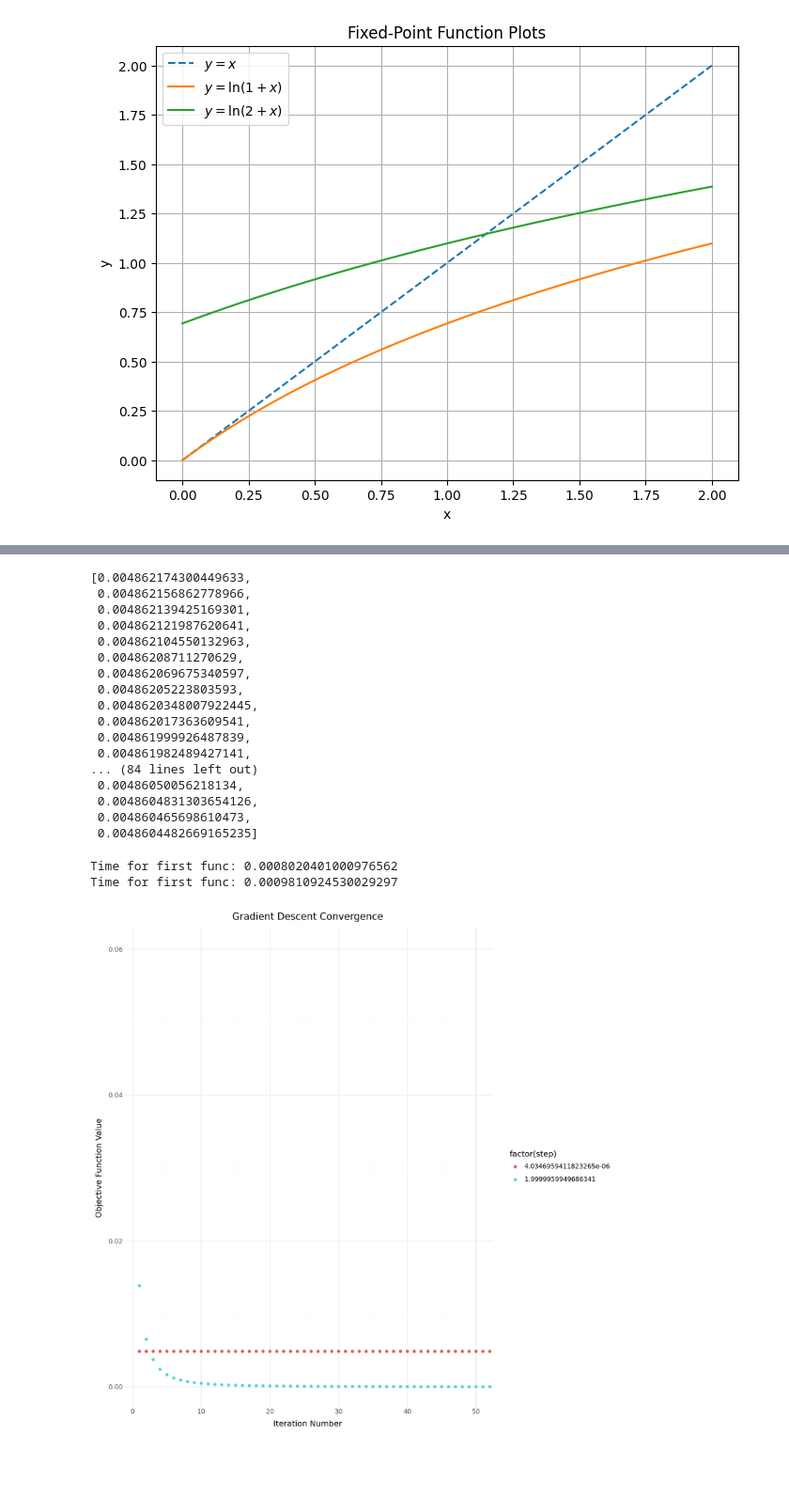
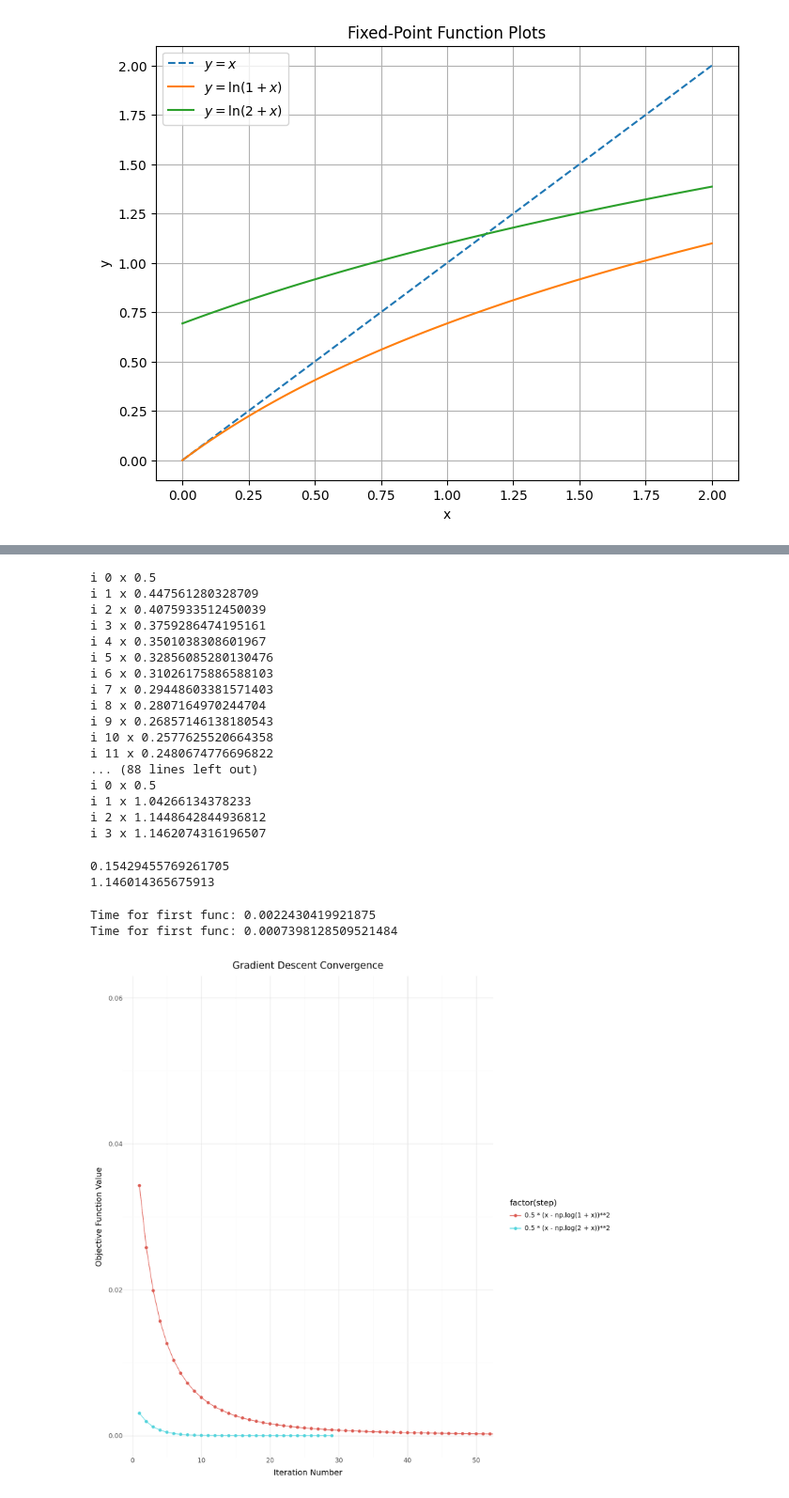
Before and after one commit to kvitoslava-yarish/optimization-labs-2025, a Jupyter notebook: gradient_descent.ipynb, the cells around one changed output, grey strips where cells are left out. Shown: that part at 94% size. Drawn from its saved outputs; the diff is of its cells as text; code cells hidden in the pictures; blank space fills up the shorter version.

```diff
--- a/gradient_descent.ipynb
+++ b/gradient_descent.ipynb
@@ -58,8 +61,8 @@ def gradient_descent(step:float, error =1e-4, max_iter = 1000):
 # %%
-steps = [0.0001, 0.00001]
+steps = [0.01, 0.0001, 0.00001]
 all_objective_values = pd.DataFrame(columns=['objective_value', 'iteration', 'step'])
 for step in steps:
-    objective_values, time = gradient_descent(step)
+    objective_values, time = gradient_descent(step, max_iter =10_000_000)
     print(f'for step {step} it took {time} and itterations: {len(objective_values)} for this final result {objective_values[-1]}')
     temp_df = pd.DataFrame({
         'objective_value': objective_values,
@@ -193,11 +181,12 @@ import numpy as np
 from scipy.optimize import minimize_scalar
 #find derivatives
 
-def gradient_descent_ln(step:float, func, gradient, error =1e-4, max_iter =100):
-    x = 1
+def gradient_descent_ln(step:float, func, gradient, error =1e-5, max_iter =100):
+    x = 0.5
     objective_values = []
     time_start = t.time()
     for i in range(max_iter):
+        print("i", i, "x", x)
         grad = gradient(x)
         next_x = x - step * grad
         objective_values.append(func(next_x))
@@ -206,13 +195,13 @@ def gradient_descent_ln(step:float, func, gradient, error =1e-4, max_iter =100):
         x = next_x
 
     finish_time = t.time() - time_start
-    return objective_values, finish_time
+    return objective_values, finish_time, x
 # %%
 def minus_g1(x):
-    return -0.5 * (x - np.log(1 + x))**2
+    return -((x - np.log(1 + x)) * (1 - (1 / (1 + x))))
 
 def minus_g2(x):
-    return -0.5 * (x - np.log(2 + x))**2
+    return -((x - np.log(2 + x)) * (1 - (1 / (2 + x))))
 
 def g1(x):
     return 0.5 * (x - np.log(1 + x))**2
@@ -228,8 +217,8 @@ def grad_g2(x):
 
 def max_value(func):
     result = minimize_scalar(func, bounds=(0, 2), method='bounded')
-    max_value = -result.fun
-    return result.x
+    print(result)
+    return -result.fun
 
 l_1 = max_value(minus_g1)
 l_2 = max_value(minus_g2)
@@ -236,49 +240,56 @@ l_2 = max_value(minus_g2)
 # %%
-values_1, time_1 = gradient_descent_ln(l_1,g1, grad_g1 )
-values_2, time_2 = gradient_descent_ln(l_2,g2, grad_g2 )
+values_1, time_1, x_1 = gradient_descent_ln(1/l_1,g1, grad_g1)
+values_2, time_2, x_2 = gradient_descent_ln(1/l_2,g2, grad_g2)
 # %% [output]
-[0.004862174300449633,
- 0.004862156862778966,
- 0.004862139425169301,
- 0.004862121987620641,
- 0.004862104550132963,
- 0.00486208711270629,
- 0.004862069675340597,
- 0.00486205223803593,
- 0.0048620348007922445,
- 0.004862017363609541,
- 0.004861999926487839,
- 0.004861982489427141,
-... (84 lines left out)
- 0.00486050056218134,
- 0.0048604831303654126,
- 0.004860465698610473,
- 0.0048604482669165235]
+i 0 x 0.5
+i 1 x 0.447561280328709
+i 2 x 0.4075933512450039
+i 3 x 0.3759286474195161
+i 4 x 0.3501038308601967
+i 5 x 0.32856085280130476
+i 6 x 0.31026175886588103
+i 7 x 0.29448603381571403
+i 8 x 0.2807164970244704
+i 9 x 0.26857146138180543
+i 10 x 0.2577625520664358
+i 11 x 0.2480674776696822
+... (88 lines left out)
+i 0 x 0.5
+i 1 x 1.04266134378233
+i 2 x 1.1448642844936812
+i 3 x 1.1462074316196507
+# %%
+print(x_1)
+print(x_2)
+# %% [output]
+0.15429455769261705
+1.146014365675913
 # %%
 
 df_1 = pd.DataFrame({
     'iteration': np.arange(1, len(values_1) + 1),
     'objective_value': values_1,
-    'step': l_1
+    'step': "0.5 * (x - np.log(1 + x))**2"
 })
 print('Time for first func:', time_1)
 df_2 = pd.DataFrame({
-    'iteration': np.arange(1, len(values_1) + 1),
+    'iteration': np.arange(1, len(values_2) + 1),
     'objective_value': values_2,
-    'step': l_2
+    'step': "0.5 * (x - np.log(2 + x))**2"
 })
 print('Time for first func:', time_2)
 all_objective_values_ln = pd.concat([df_1, df_2], ignore_index=True)
 
 # Plot the results
 fig_2 = (ggplot(all_objective_values_ln, aes(x="iteration", y="objective_value", color="factor(step)")) +
-         geom_point() +
+         geom_line() +
+        geom_point()+
          labs(title="Gradient Descent Convergence", x="Iteration Number", y="Objective Function Value") +
          coord_cartesian(xlim=(1, 50), ylim=(0, 0.06)) +
          theme_minimal() +
          theme(figure_size=(10, 10)))
 fig_2
 # %% [output]
-Time for first func: 0.0008020401000976562
-Time for first func: 0.0009810924530029297
+Time for first func: 0.0022430419921875
+Time for first func: 0.0007398128509521484
-[figure, old version]
+[figure, new version]
```
Also changed, not shown: parts of 11 cells of this notebook.
